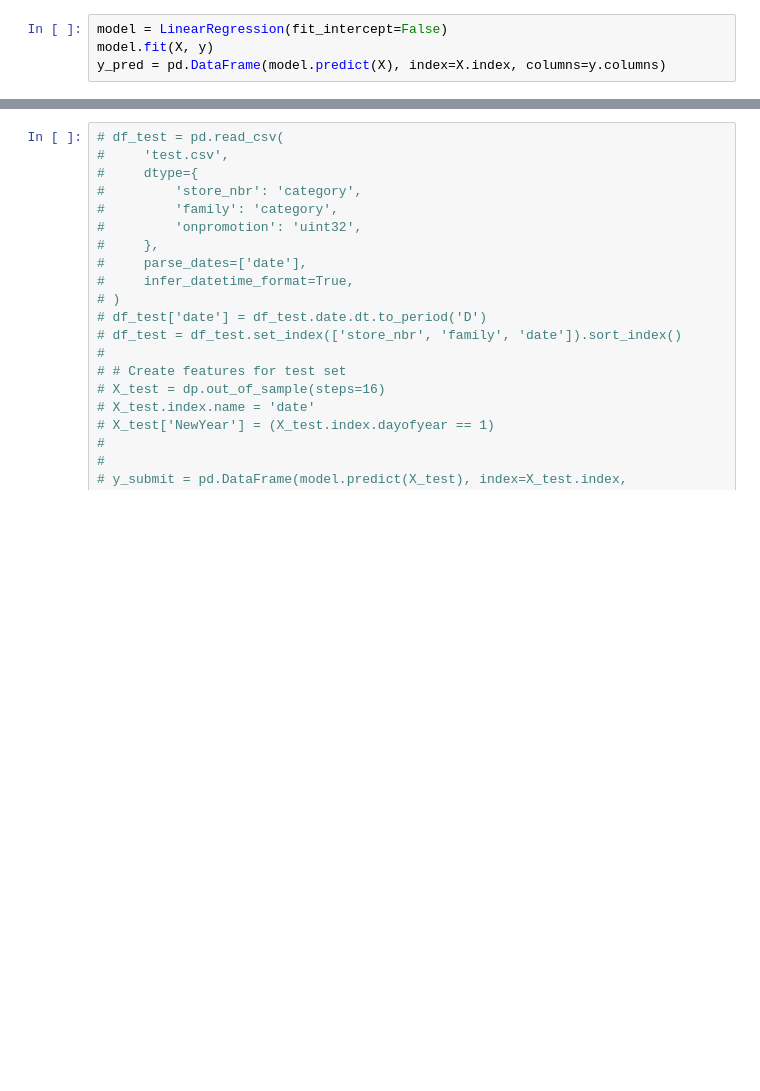
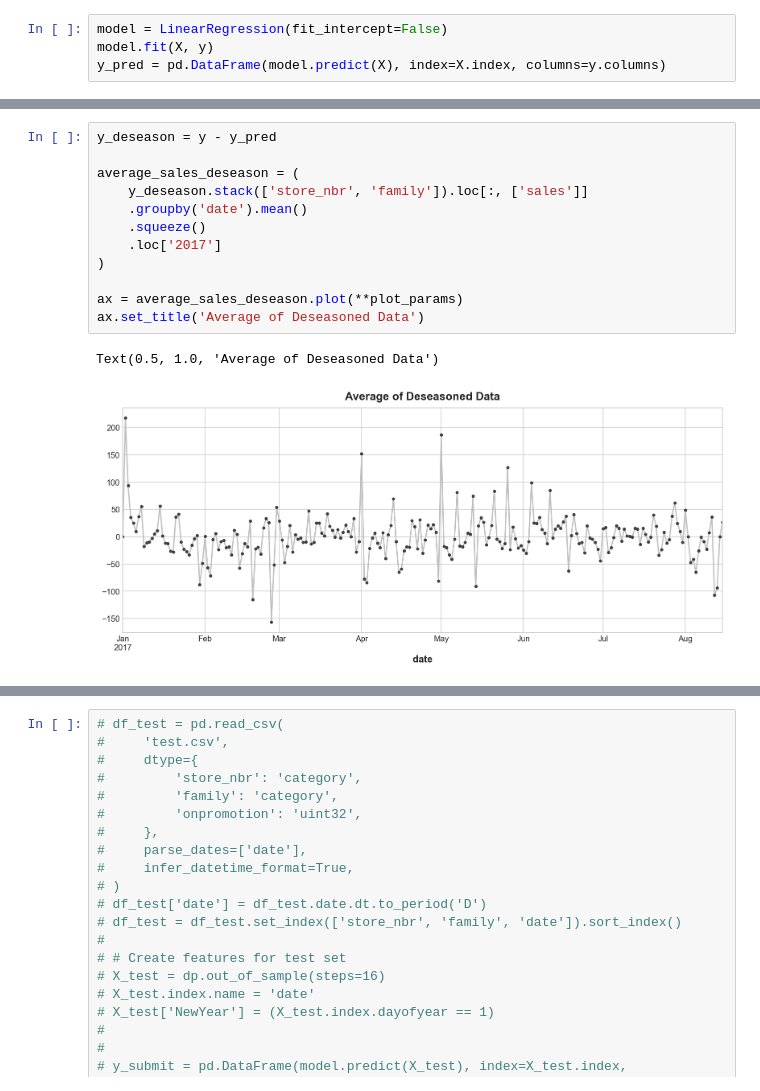
Before and after one commit to Krupenz/store-sales-forecasting, a Jupyter notebook: seasonality.ipynb, the cells around one changed output, grey strips where cells are left out. Saved outputs shown, nothing was run; the diff lists cells and outputs as text; blank space fills up the shorter version.

```diff
--- a/seasonality.ipynb
+++ b/seasonality.ipynb
@@ -61,0 +115,15 @@ Text(0.5, 1.0, 'AUTOMOTIVE Sales at Store 3')
+# %%
+y_deseason = y - y_pred
+
+average_sales_deseason = (
+    y_deseason.stack(['store_nbr', 'family']).loc[:, ['sales']]
+    .groupby('date').mean()
+    .squeeze()
+    .loc['2017']
+)
+
+ax = average_sales_deseason.plot(**plot_params)
+ax.set_title('Average of Deseasoned Data')
+# %% [output]
+Text(0.5, 1.0, 'Average of Deseasoned Data')
+[figure, added]
```
Also changed, not shown: parts of 3 cells of this notebook, 5 other files.
